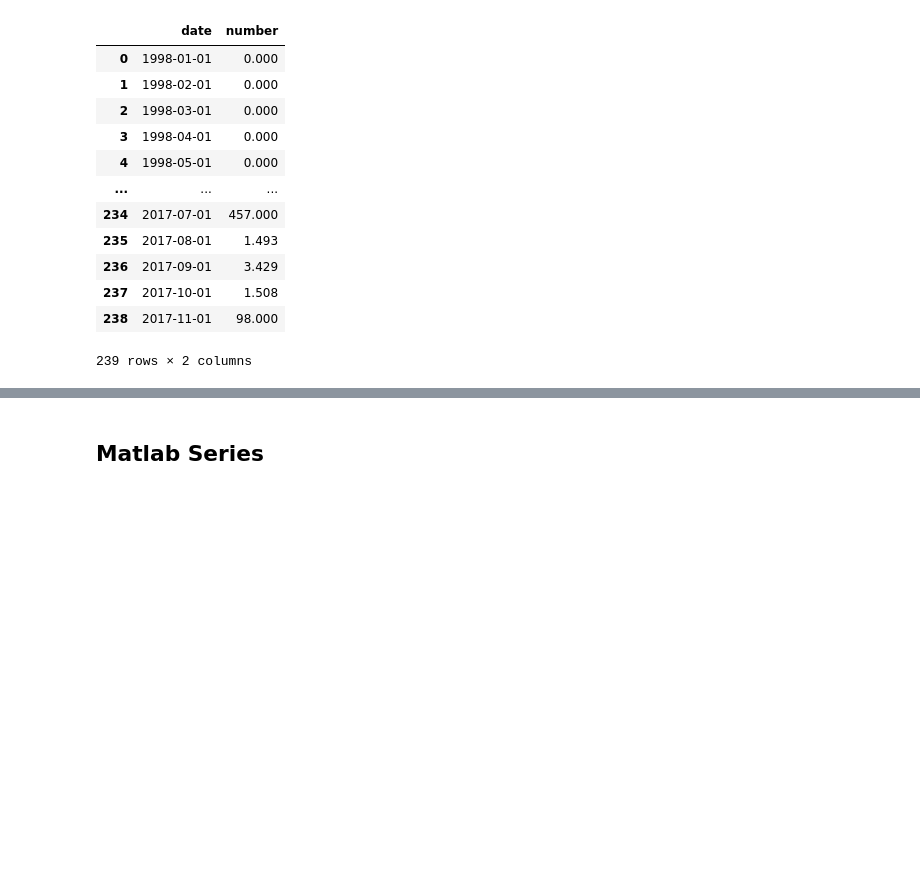
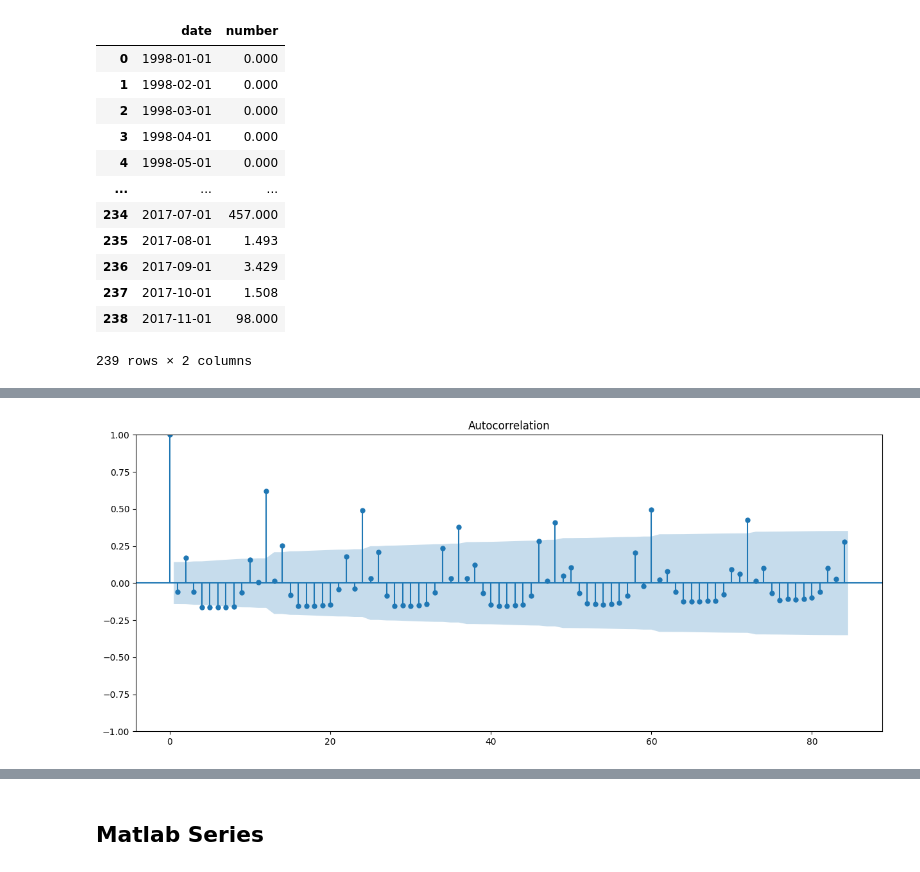
Before and after one commit to MateusVasc/atividades-pet-ciencia-de-dados, a Jupyter notebook: atividades/segunda_fase/atividade_2.ipynb, the cells around one changed output, grey strips where cells are left out. Drawn from its saved outputs; the diff is of its cells as text; code cells hidden in the pictures; blank space fills up the shorter version.

```diff
--- a/atividades/segunda_fase/atividade_2.ipynb
+++ b/atividades/segunda_fase/atividade_2.ipynb
@@ -53,0 +54,5 @@ series_fires.plot()
+# %%
+sm.graphics.tsa.plot_acf(train_fires, lags=84)
+plt.show()
+# %% [output]
+[figure, added]
```
Also changed, not shown: parts of 44 cells of this notebook, 1 other file.
